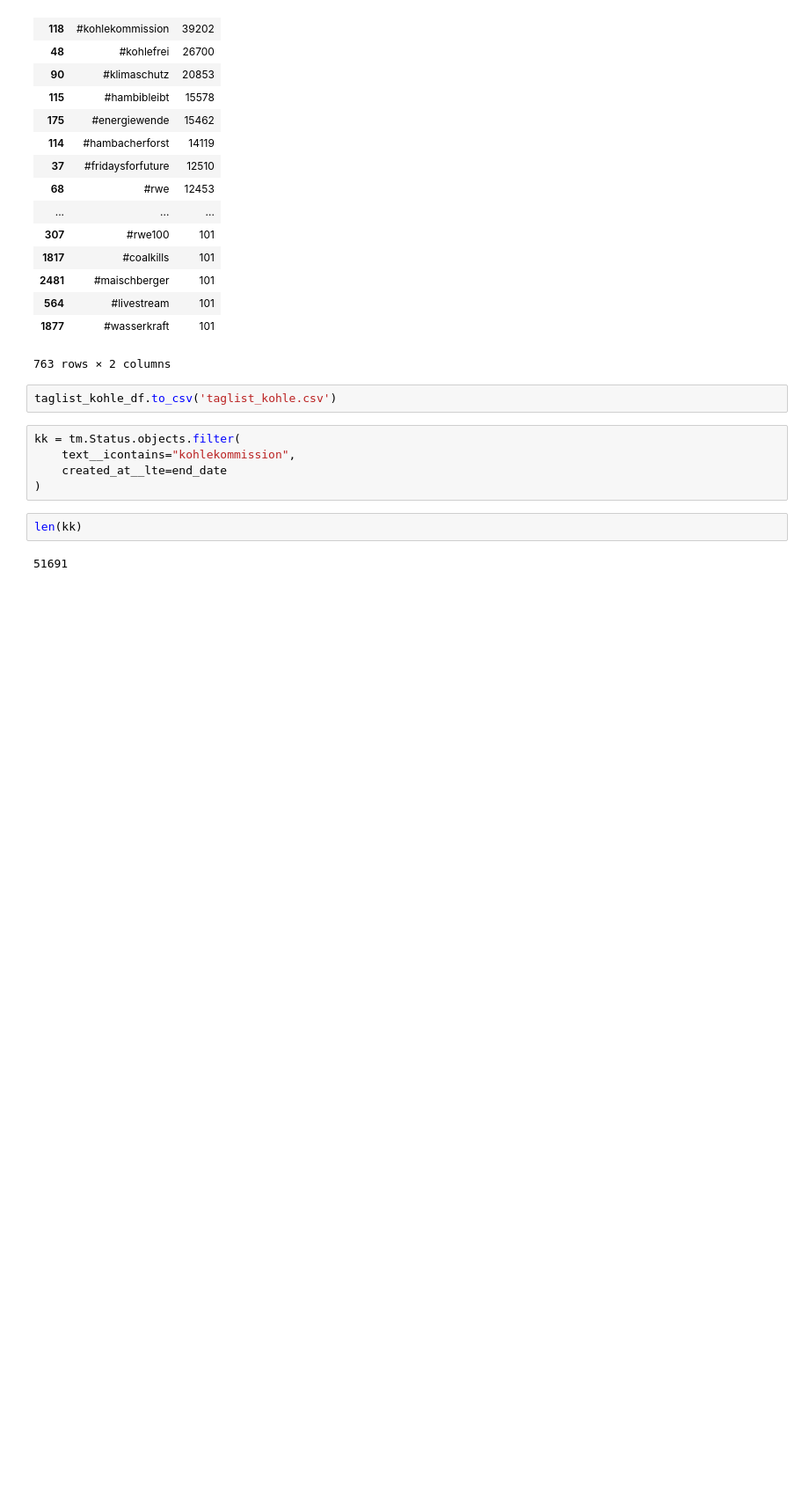
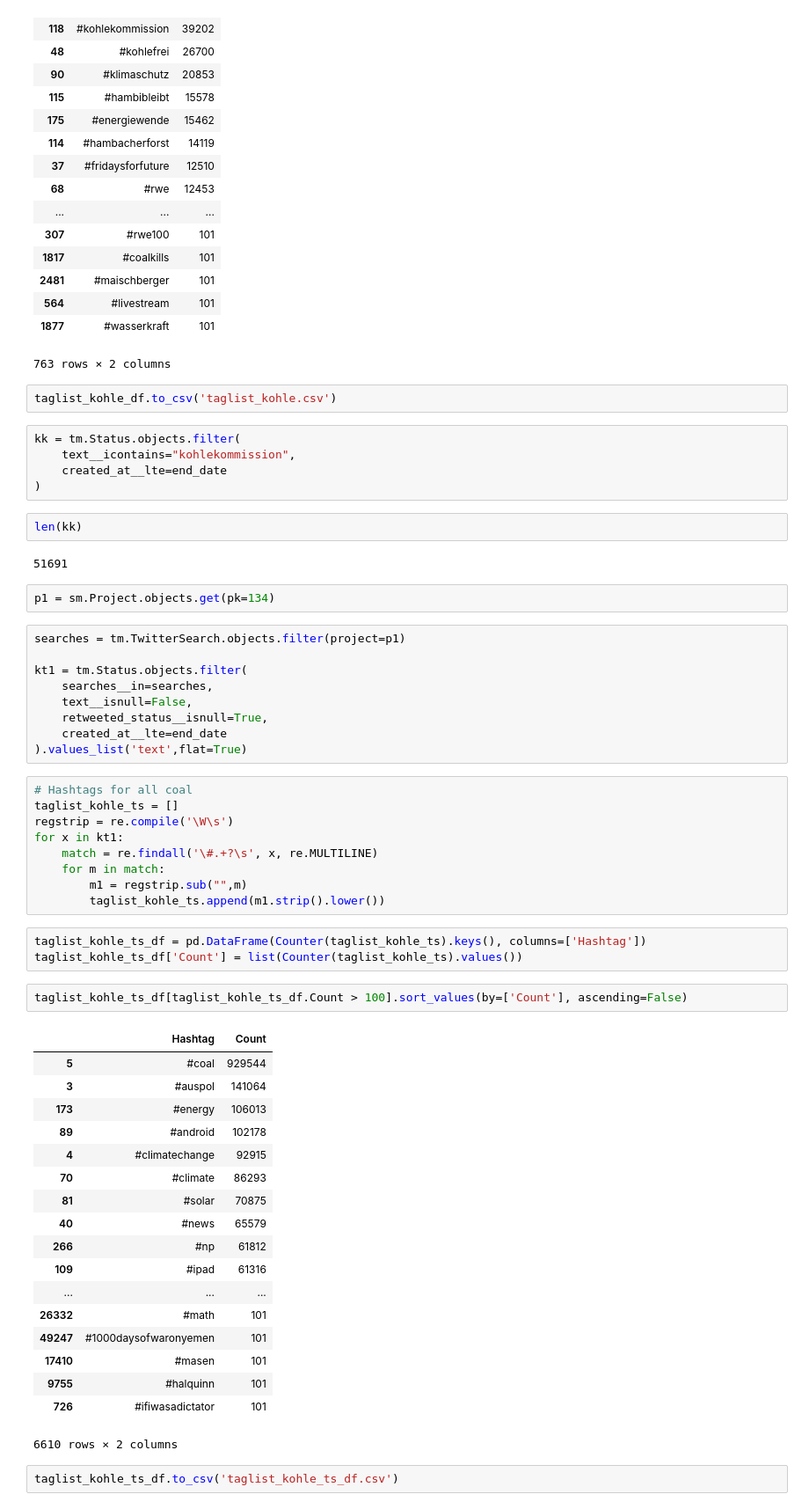
Before and after one commit to yuantinglee/twitter-discourse, a Jupyter notebook: analysis/descriptives_new.ipynb, the cells around one changed output. Shown at 88% size. Cells and saved outputs as stored; diff of their text form; blank space fills up the shorter version.

Commit message:
update check kohle hashtags

```diff
--- a/analysis/descriptives_new.ipynb
+++ b/analysis/descriptives_new.ipynb
@@ -303,3 +303,49 @@ kk = tm.Status.objects.filter(
 len(kk)
 # %% [output]
 51691
+# %%
+p1 = sm.Project.objects.get(pk=134)
+# %%
+searches = tm.TwitterSearch.objects.filter(project=p1)
+
+kt1 = tm.Status.objects.filter(
+    searches__in=searches,
+    text__isnull=False,
+    retweeted_status__isnull=True,
+    created_at__lte=end_date
+).values_list('text',flat=True)
+# %%
+# Hashtags for all coal
+taglist_kohle_ts = []
+regstrip = re.compile('\W\s')
+for x in kt1:
+    match = re.findall('\#.+?\s', x, re.MULTILINE)
+    for m in match:
+        m1 = regstrip.sub("",m)
+        taglist_kohle_ts.append(m1.strip().lower())
+# %%
+taglist_kohle_ts_df = pd.DataFrame(Counter(taglist_kohle_ts).keys(), columns=['Hashtag'])
+taglist_kohle_ts_df['Count'] = list(Counter(taglist_kohle_ts).values())
+# %%
+taglist_kohle_ts_df[taglist_kohle_ts_df.Count > 100].sort_values(by=['Count'], ascending=False)
+# %% [output]
+|  | Hashtag | Count |
+| 5 | #coal | 929544 |
+| 3 | #auspol | 141064 |
+| 173 | #energy | 106013 |
+| 89 | #android | 102178 |
+| 4 | #climatechange | 92915 |
+| 70 | #climate | 86293 |
+| 81 | #solar | 70875 |
+| 40 | #news | 65579 |
+| 266 | #np | 61812 |
+| 109 | #ipad | 61316 |
+| ... | ... | ... |
+| 26332 | #math | 101 |
+| 49247 | #1000daysofwaronyemen | 101 |
+| 17410 | #masen | 101 |
+| 9755 | #halquinn | 101 |
+| 726 | #ifiwasadictator | 101 |
+6610 rows × 2 columns
+# %%
+taglist_kohle_ts_df.to_csv('taglist_kohle_ts_df.csv')
```
